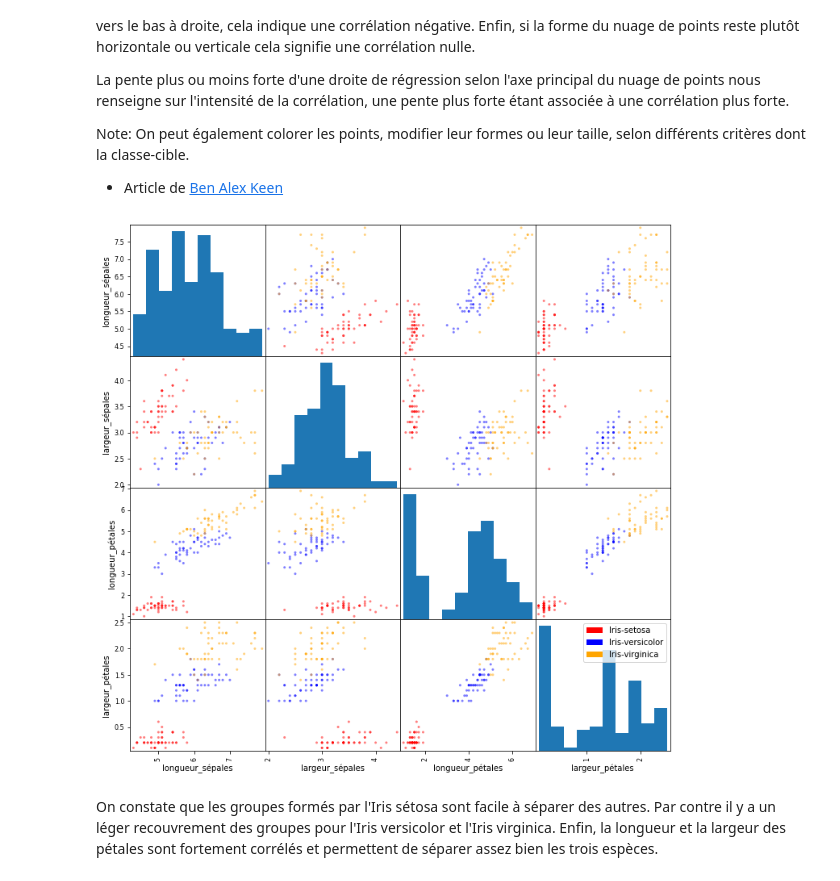
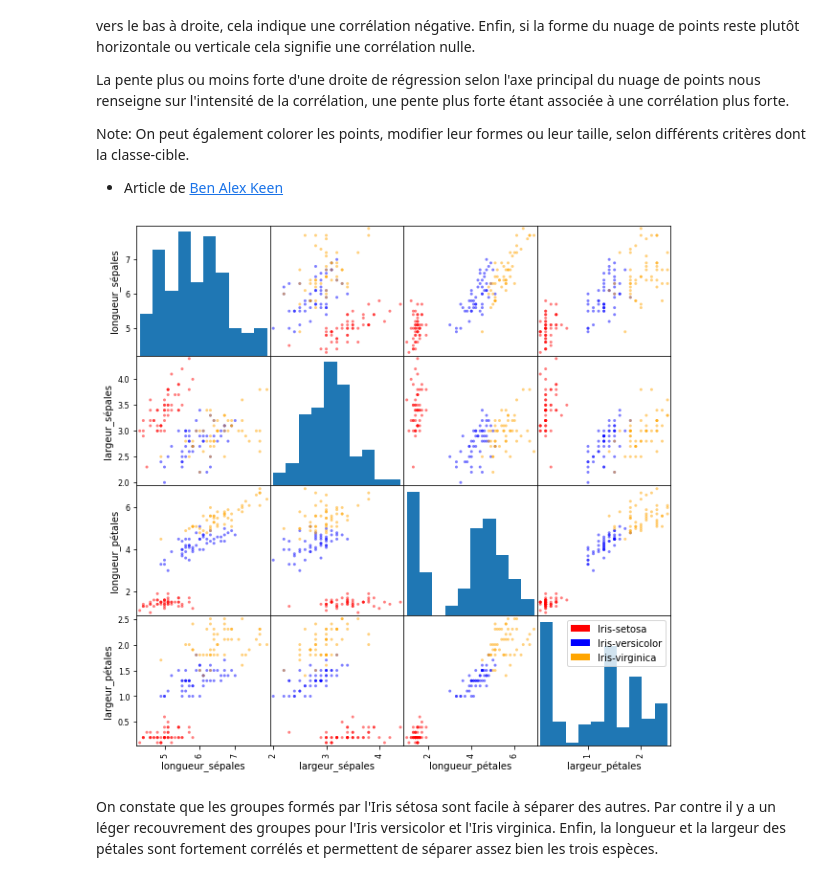
Before and after one commit to ClaudeCoulombe/VIARENA, a Jupyter notebook: Labos/Lab-Iris/Survol-Science_Des_Donnees-Iris.ipynb, the cells around one changed output. Cells and saved outputs as stored; diff of their text form; code cells hidden in the pictures.

```diff
--- a/Labos/Lab-Iris/Survol-Science_Des_Donnees-Iris.ipynb
+++ b/Labos/Lab-Iris/Survol-Science_Des_Donnees-Iris.ipynb
@@ -808,22 +809,22 @@ Note: On peut également colorer les points, modifier leur formes ou leur taille
 # %%
 import matplotlib.patches as mpatches
 
 carte_couleurs = {"Iris-setosa":"red","Iris-versicolor":"blue","Iris-virginica":"orange"}
 liste_couleurs = list(map(lambda x:carte_couleurs.get(x),donnees_iris_df["espèce"]))
 # diagonal peut être hist (histogramme) ou kde (Kernel Density Estimation)
-matrice_dispersion = pd.plotting.scatter_matrix(donnees_iris_df, diagonal="hist", c=liste_couleurs, figsize=(12,12))
+matrice_dispersion = pd.plotting.scatter_matrix(donnees_iris_df, diagonal="hist", c=liste_couleurs, figsize=(10,10))
 # https://stackoverflow.com/questions/43217174/how-can-the-sizes-and-rotations-of-text-of-a-pandas-scatter-matrix-be-set
 for ax in matrice_dispersion.ravel():
     ax.set_xlabel(ax.get_xlabel(), fontsize = 10, rotation = 0)
     ax.set_ylabel(ax.get_ylabel(), fontsize = 10, rotation = 90)
 # https://stackoverflow.com/questions/26558816/matplotlib-scatter-plot-with-legend
 legende = []
 for c in range(0,len(set(liste_couleurs))):
     legende.append(mpatches.Rectangle((0,0),1,1,fc=(list(carte_couleurs.values()))[c]))
 plt.legend(legende,tuple(carte_couleurs.keys()),loc='best')
 plt.show()
 # %% [output]
-[figure, old version]
+[figure, new version]
 # %% [markdown]
 On constate que les groupes formés par l'Iris sétosa sont facile à séparer des autres. Par contre il y a un léger recouvrement des groupes pour l'Iris versicolor et l'Iris virginica. Enfin, la longueur et la largeur des pétales sont fortement corrélés et permettent de séparer assez bien les trois espèces.
 # %% [markdown]
```
Also changed, not shown: parts of 1 cell of this notebook.
